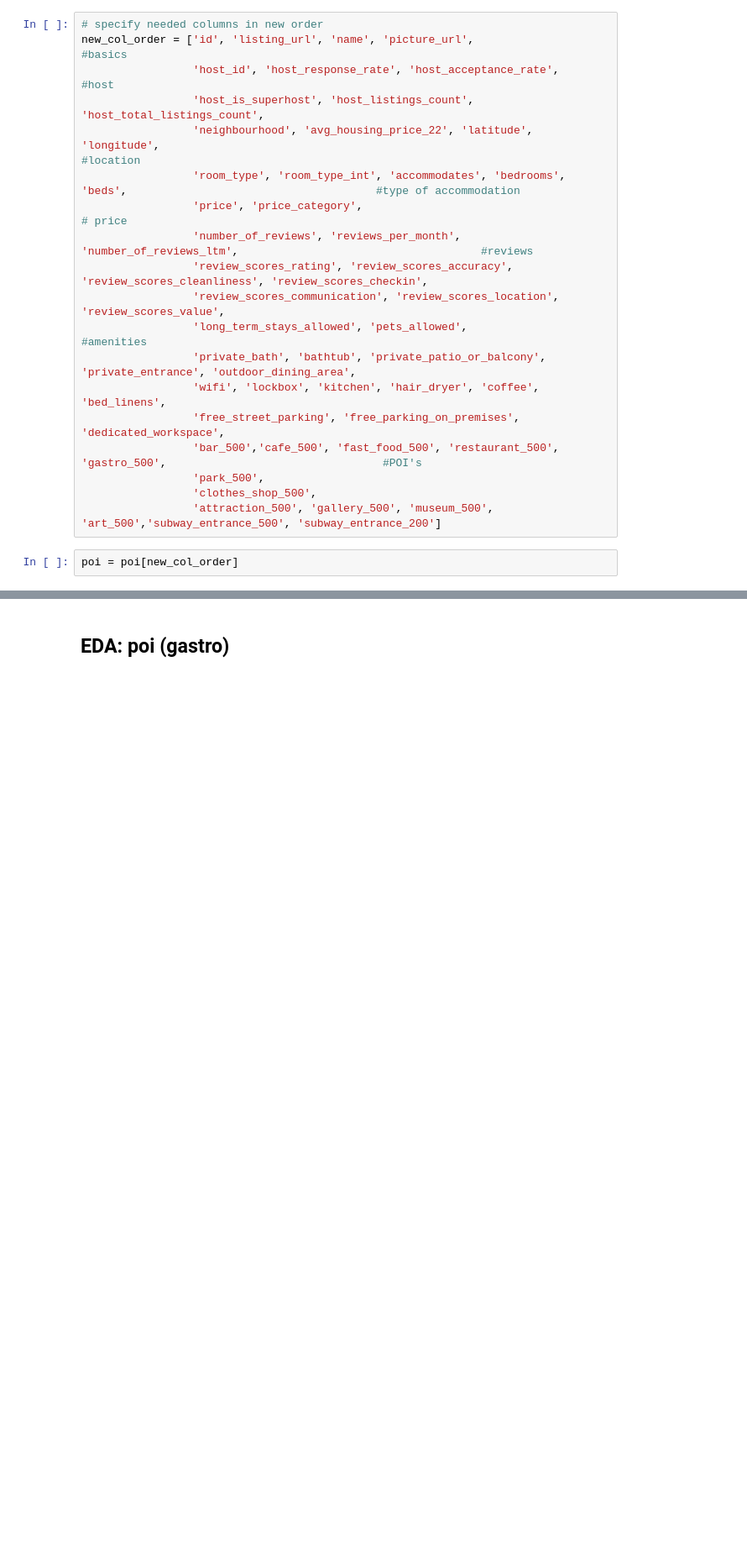
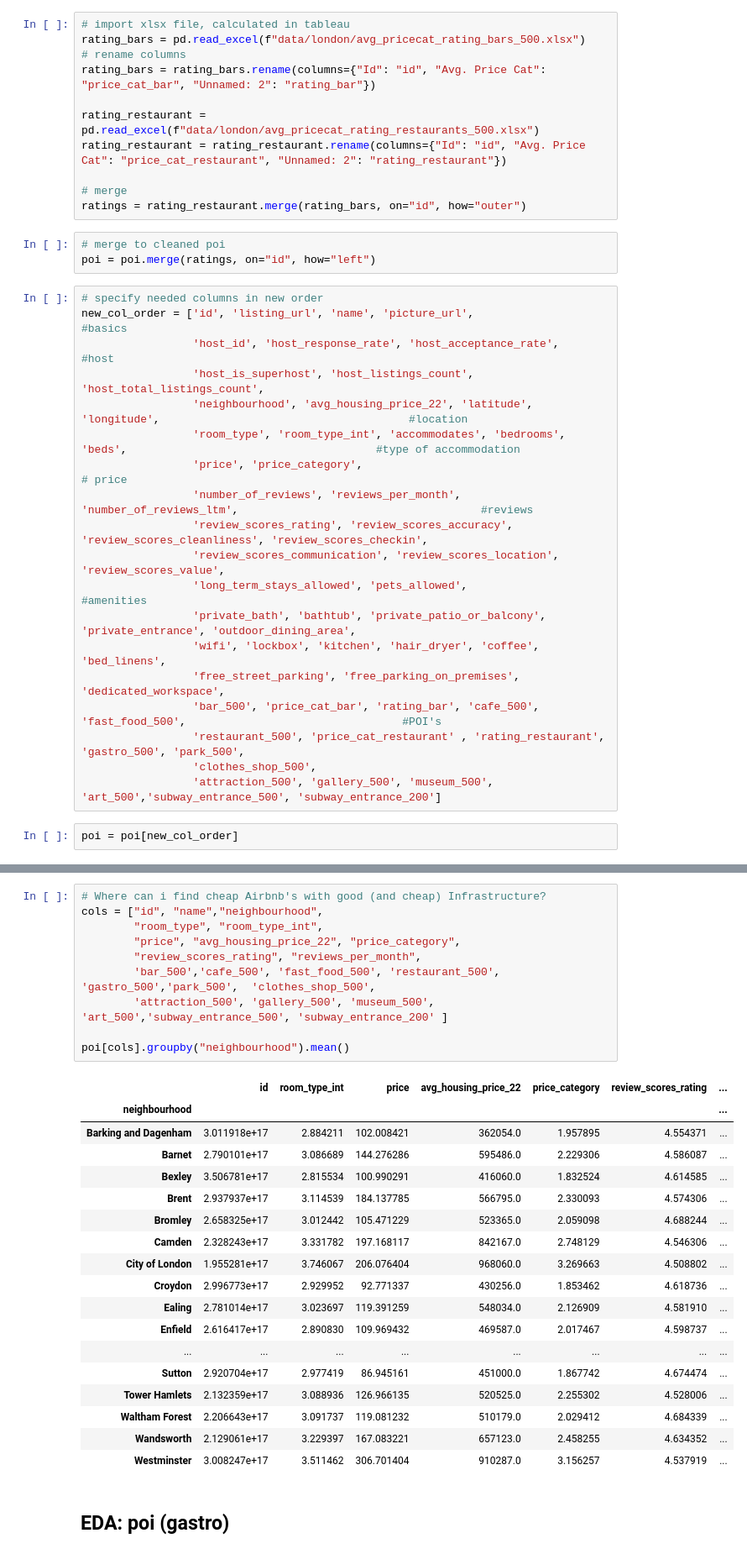
Before and after one commit to Jappler85/hh-23-1-airbnb, a Jupyter notebook: poi_27_04.ipynb, the cells around one changed output, grey strips where cells are left out. Shown at 84% size. Drawn from its saved outputs; the diff is of its cells as text; blank space fills up the shorter version.

```diff
--- a/poi_27_04.ipynb
+++ b/poi_27_04.ipynb
@@ -1050,9 +1116,23 @@ poi = poi.merge(borough_prices, on="neighbourhood", how="left")
+# %%
+# import xlsx file, calculated in tableau
+rating_bars = pd.read_excel(f"data/london/avg_pricecat_rating_bars_500.xlsx")
+# rename columns
+rating_bars = rating_bars.rename(columns={"Id": "id", "Avg. Price Cat": "price_cat_bar", "Unnamed: 2": "rating_bar"})
+
+rating_restaurant = pd.read_excel(f"data/london/avg_pricecat_rating_restaurants_500.xlsx")
+rating_restaurant = rating_restaurant.rename(columns={"Id": "id", "Avg. Price Cat": "price_cat_restaurant", "Unnamed: 2": "rating_restaurant"})
+
+# merge
+ratings = rating_restaurant.merge(rating_bars, on="id", how="outer")
+# %%
+# merge to cleaned poi
+poi = poi.merge(ratings, on="id", how="left")
 # %%
 # specify needed columns in new order
 new_col_order = ['id', 'listing_url', 'name', 'picture_url',                                                            #basics
                  'host_id', 'host_response_rate', 'host_acceptance_rate',                                               #host
                  'host_is_superhost', 'host_listings_count', 'host_total_listings_count',
-                 'neighbourhood', 'avg_housing_price_22', 'latitude', 'longitude',                                                              #location
+                 'neighbourhood', 'avg_housing_price_22', 'latitude', 'longitude',                                      #location
                  'room_type', 'room_type_int', 'accommodates', 'bedrooms', 'beds',                                      #type of accommodation
                  'price', 'price_category',                                                                             # price
                  'number_of_reviews', 'reviews_per_month', 'number_of_reviews_ltm',                                     #reviews
@@ -1062,8 +1142,8 @@ new_col_order = ['id', 'listing_url', 'name', 'picture_url',
                  'private_bath', 'bathtub', 'private_patio_or_balcony', 'private_entrance', 'outdoor_dining_area',
                  'wifi', 'lockbox', 'kitchen', 'hair_dryer', 'coffee', 'bed_linens',
                  'free_street_parking', 'free_parking_on_premises', 'dedicated_workspace',
-                 'bar_500','cafe_500', 'fast_food_500', 'restaurant_500', 'gastro_500',                                 #POI's
-                 'park_500',
+                 'bar_500', 'price_cat_bar', 'rating_bar', 'cafe_500', 'fast_food_500',                                 #POI's
+                 'restaurant_500', 'price_cat_restaurant' , 'rating_restaurant', 'gastro_500', 'park_500',
                  'clothes_shop_500',
                  'attraction_500', 'gallery_500', 'museum_500', 'art_500','subway_entrance_500', 'subway_entrance_200']
 # %%
@@ -1077,3 +1283,32 @@ poi.head(2)
+# %%
+# Where can i find cheap Airbnb's with good (and cheap) Infrastructure?
+cols = ["id", "name","neighbourhood",
+        "room_type", "room_type_int",
+        "price", "avg_housing_price_22", "price_category",
+        "review_scores_rating", "reviews_per_month",
+        'bar_500','cafe_500', 'fast_food_500', 'restaurant_500', 'gastro_500','park_500',  'clothes_shop_500',
+        'attraction_500', 'gallery_500', 'museum_500', 'art_500','subway_entrance_500', 'subway_entrance_200' ]
+
+poi[cols].groupby("neighbourhood").mean()
+# %% [output]
+|  | id | room_type_int | price | avg_housing_price_22 | price_category | review_scores_rating | ... |
+| neighbourhood |  |  |  |  |  |  | ... |
+| Barking and Dagenham | 3.011918e+17 | 2.884211 | 102.008421 | 362054.0 | 1.957895 | 4.554371 | ... |
+| Barnet | 2.790101e+17 | 3.086689 | 144.276286 | 595486.0 | 2.229306 | 4.586087 | ... |
+| Bexley | 3.506781e+17 | 2.815534 | 100.990291 | 416060.0 | 1.832524 | 4.614585 | ... |
+| Brent | 2.937937e+17 | 3.114539 | 184.137785 | 566795.0 | 2.330093 | 4.574306 | ... |
+| Bromley | 2.658325e+17 | 3.012442 | 105.471229 | 523365.0 | 2.059098 | 4.688244 | ... |
+| Camden | 2.328243e+17 | 3.331782 | 197.168117 | 842167.0 | 2.748129 | 4.546306 | ... |
+| City of London | 1.955281e+17 | 3.746067 | 206.076404 | 968060.0 | 3.269663 | 4.508802 | ... |
+| Croydon | 2.996773e+17 | 2.929952 | 92.771337 | 430256.0 | 1.853462 | 4.618736 | ... |
+| Ealing | 2.781014e+17 | 3.023697 | 119.391259 | 548034.0 | 2.126909 | 4.581910 | ... |
+| Enfield | 2.616417e+17 | 2.890830 | 109.969432 | 469587.0 | 2.017467 | 4.598737 | ... |
+| ... | ... | ... | ... | ... | ... | ... | ... |
+| Sutton | 2.920704e+17 | 2.977419 | 86.945161 | 451000.0 | 1.867742 | 4.674474 | ... |
+| Tower Hamlets | 2.132359e+17 | 3.088936 | 126.966135 | 520525.0 | 2.255302 | 4.528006 | ... |
+| Waltham Forest | 2.206643e+17 | 3.091737 | 119.081232 | 510179.0 | 2.029412 | 4.684339 | ... |
+| Wandsworth | 2.129061e+17 | 3.229397 | 167.083221 | 657123.0 | 2.458255 | 4.634352 | ... |
+| Westminster | 3.008247e+17 | 3.511462 | 306.701404 | 910287.0 | 3.156257 | 4.537919 | ... |
 # %% [markdown]
 ## EDA: poi (gastro)
 # %% [markdown]
```
Also changed, not shown: parts of 35 cells of this notebook.
